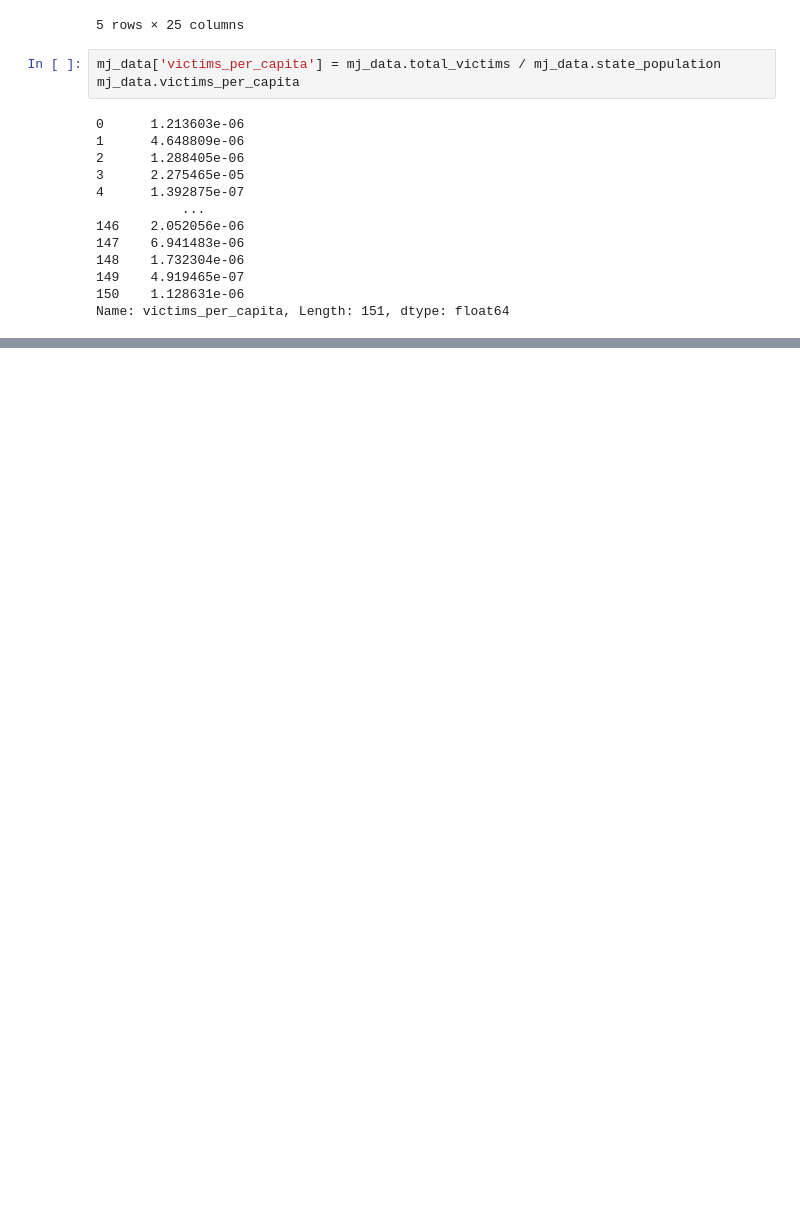
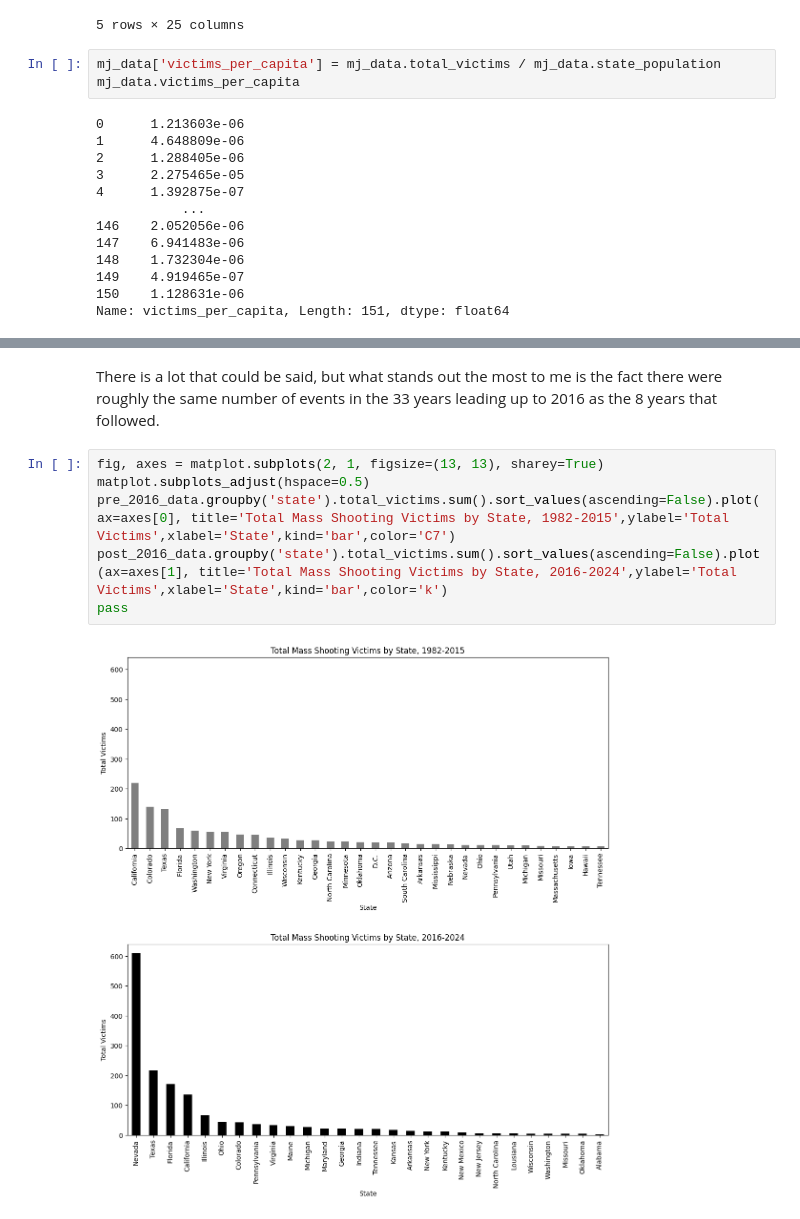
Before and after one commit to whitgroves/gun-law-efficacy, a Jupyter notebook: analysis.ipynb, the cells around one changed output, grey strips where cells are left out. Cells and saved outputs as stored; diff of their text form; blank space fills up the shorter version.

```diff
--- a/analysis.ipynb
+++ b/analysis.ipynb
@@ -150,0 +198,10 @@ pass
+# %% [markdown]
+There is a lot that could be said, but what stands out the most to me is the fact there were roughly the same number of events in the 33 years leading up to 2016 as the 8 years that followed.
+# %%
+fig, axes = matplot.subplots(2, 1, figsize=(13, 13), sharey=True)
+matplot.subplots_adjust(hspace=0.5)
+pre_2016_data.groupby('state').total_victims.sum().sort_values(ascending=False).plot(ax=axes[0], title='Total Mass Shooting Victims by State, 1982-2015',ylabel='Total Victims',xlabel='State',kind='bar',color='C7')
+post_2016_data.groupby('state').total_victims.sum().sort_values(ascending=False).plot(ax=axes[1], title='Total Mass Shooting Victims by State, 2016-2024',ylabel='Total Victims',xlabel='State',kind='bar',color='k')
+pass
+# %% [output]
+[figure, added]
```
Also changed, not shown: parts of 8 cells of this notebook, 1 other file.
